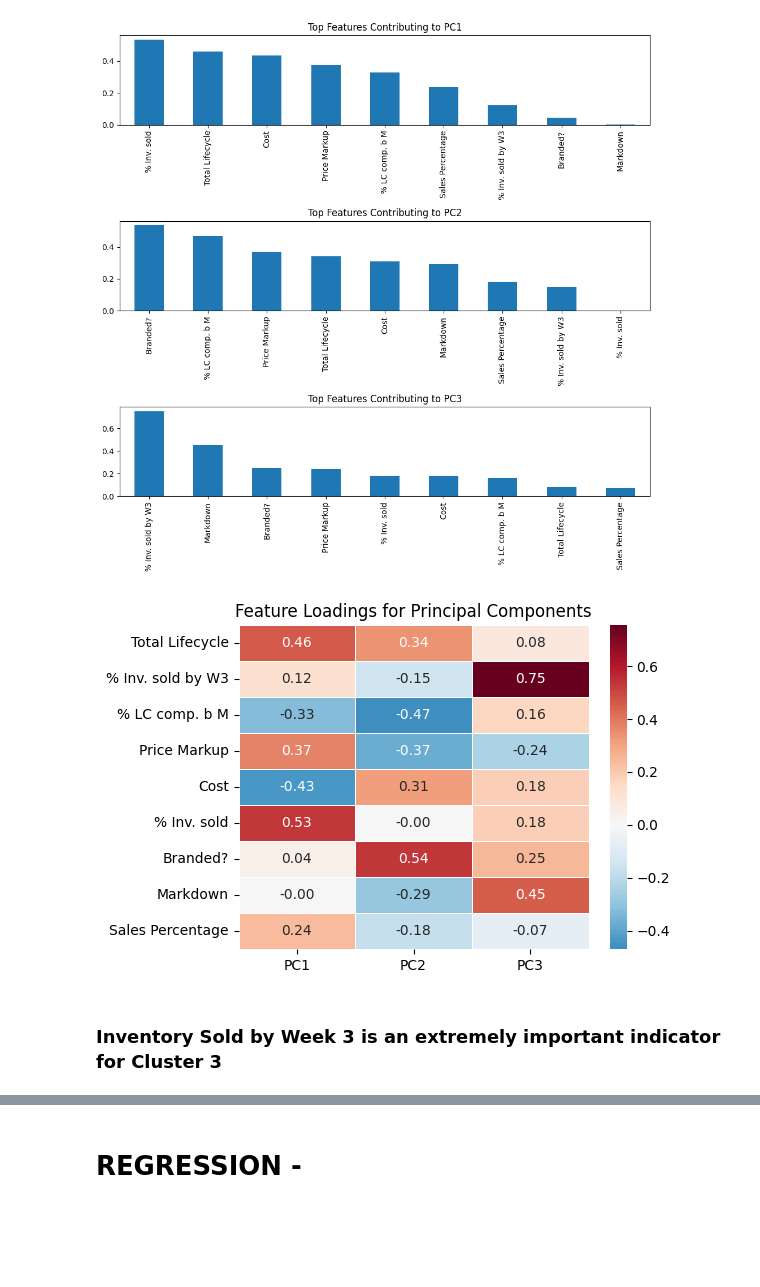
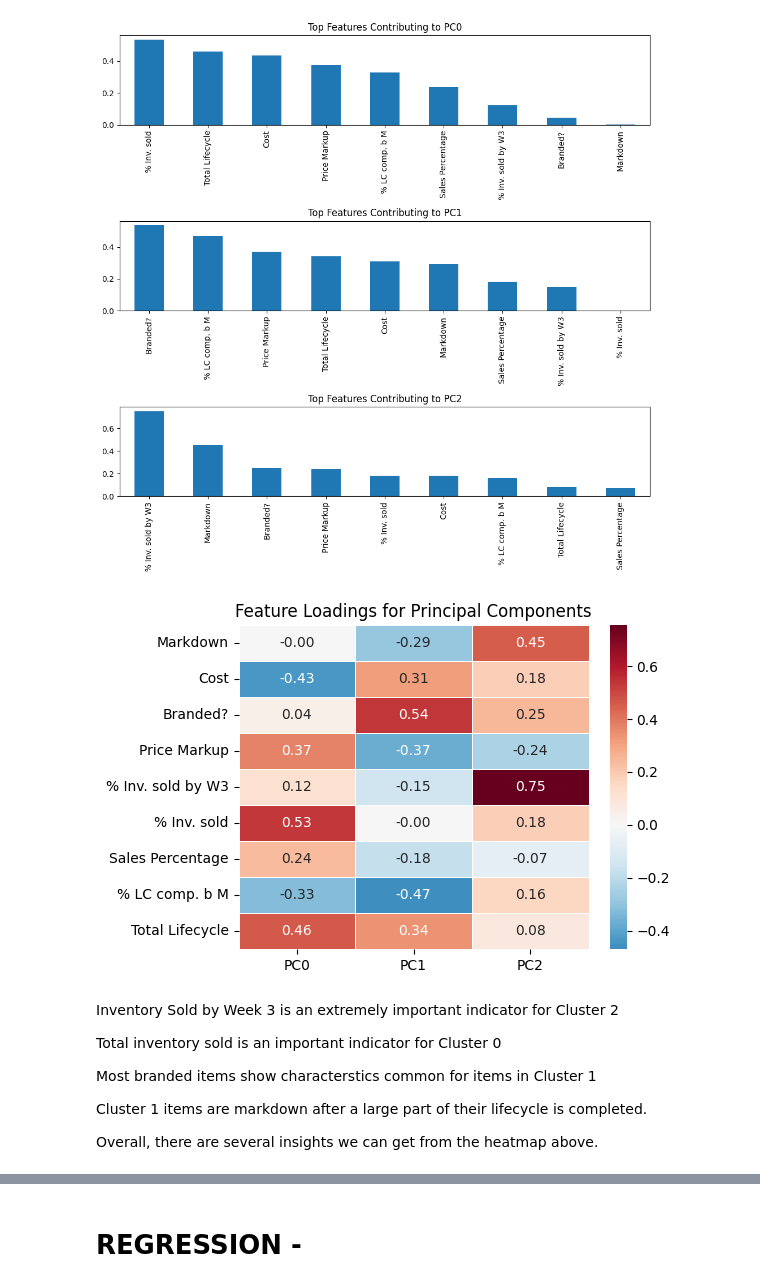
Before and after one commit to akshat-karwa/Markdown-Management, a Jupyter notebook: markdown_management.ipynb, the cells around one changed output, grey strips where cells are left out. Saved outputs shown, nothing was run; the diff lists cells and outputs as text; code cells hidden in the pictures; blank space fills up the shorter version.

Commit message:
Cluster Analysis

```diff
--- a/markdown_management.ipynb
+++ b/markdown_management.ipynb
@@ -295,22 +296,23 @@ cluster_labels = kmeans.fit_predict(scaled_data)
 
 data_for_clustering['Cluster'] = cluster_labels
 cluster_summary = data_for_clustering.groupby('Cluster').mean()
+PC_components = ['PC0', 'PC1', 'PC2']
 
 pca = PCA(n_components=3)
 pca_result = pca.fit_transform(scaled_data)
-pca_df = pd.DataFrame(data=pca_result, columns=['PC1', 'PC2', 'PC3'])
+pca_df = pd.DataFrame(data=pca_result, columns=PC_components)
 pca_df['Cluster'] = cluster_labels
 fig = plt.figure(figsize=(14, 10))
 ax = fig.add_subplot(111, projection='3d')
 
 for cluster in range(optimal_k):
     cluster_data = pca_df[pca_df['Cluster'] == cluster]
-    ax.scatter(cluster_data['PC1'], cluster_data['PC2'], cluster_data['PC3'], label=f'Cluster {cluster}')
+    ax.scatter(cluster_data['PC0'], cluster_data['PC1'], cluster_data['PC2'], label=f'Cluster {cluster}')
 
 ax.set_title('3D PCA-based Cluster Visualization')
-ax.set_xlabel('Principal Component 1')
-ax.set_ylabel('Principal Component 2')
-ax.set_zlabel('Principal Component 3')
+ax.set_xlabel('Principal Component 0')
+ax.set_ylabel('Principal Component 1')
+ax.set_zlabel('Principal Component 2')
 ax.legend()
 plt.show()
 # %% [output]
@@ -318,7 +320,7 @@ plt.show()
 # %%
 components = pca.components_
 feature_names = correlation_data.columns
-loadings = pd.DataFrame(components.T, index=feature_names, columns=['PC1', 'PC2', 'PC3'])
+loadings = pd.DataFrame(components.T, index=feature_names, columns=PC_components)
 print("PCA Component Loadings (contributions of each feature):")
 print(loadings)
 explained_variance = pca.explained_variance_ratio_
@@ -346,7 +348,7 @@ PC3: 0.1385 (13.85%)
 Total Variance Explained: 62.61%
 # %%
 plt.figure(figsize=(10, 10))
-for i, pc in enumerate(['PC1', 'PC2', 'PC3']):
+for i, pc in enumerate(PC_components):
     plt.subplot(3, 1, i+1)
     pc_loadings = loadings[pc].abs().sort_values(ascending=False)
     top_features = min(10, len(pc_loadings))
@@ -358,21 +360,29 @@ plt.show()
 [figure]
 # %%
 all_important_features = set()
-for pc in ['PC1', 'PC2', 'PC3']:
+for pc in PC_components:
     pc_loadings = loadings[pc].abs().sort_values(ascending=False)
     top_features = min(10, len(pc_loadings))
     all_important_features.update(pc_loadings[:top_features].index)
 all_important_features_list = list(all_important_features)
-heatmap_data = loadings.loc[all_important_features_list, ['PC1', 'PC2', 'PC3']]
+heatmap_data = loadings.loc[all_important_features_list, PC_components]
 plt.figure(figsize=(6, 4))
 sns.heatmap(heatmap_data, cmap='RdBu_r', center=0, annot=True, fmt='.2f', linewidths=0.5)
 plt.title('Feature Loadings for Principal Components')
 plt.tight_layout()
 plt.show()
 # %% [output]
-[figure, old version]
+[figure, new version]
-# %% [markdown]
-### Inventory Sold by Week 3 is an extremely important indicator for Cluster 3
+# %% [markdown]
+Inventory Sold by Week 3 is an extremely important indicator for Cluster 2
+
+Total inventory sold is an important indicator for Cluster 0
+
+Most branded items show characterstics common for items in Cluster 1
+
+Cluster 1 items are markdown after a large part of their lifecycle is completed.
+
+Overall, there are several insights we can get from the heatmap above.
 # %%
 cluster_counts = data_for_clustering['Cluster'].value_counts().sort_index()
 cluster_summary['Count'] = cluster_counts
```
Also changed, not shown: parts of 11 cells of this notebook, 3 other files.
